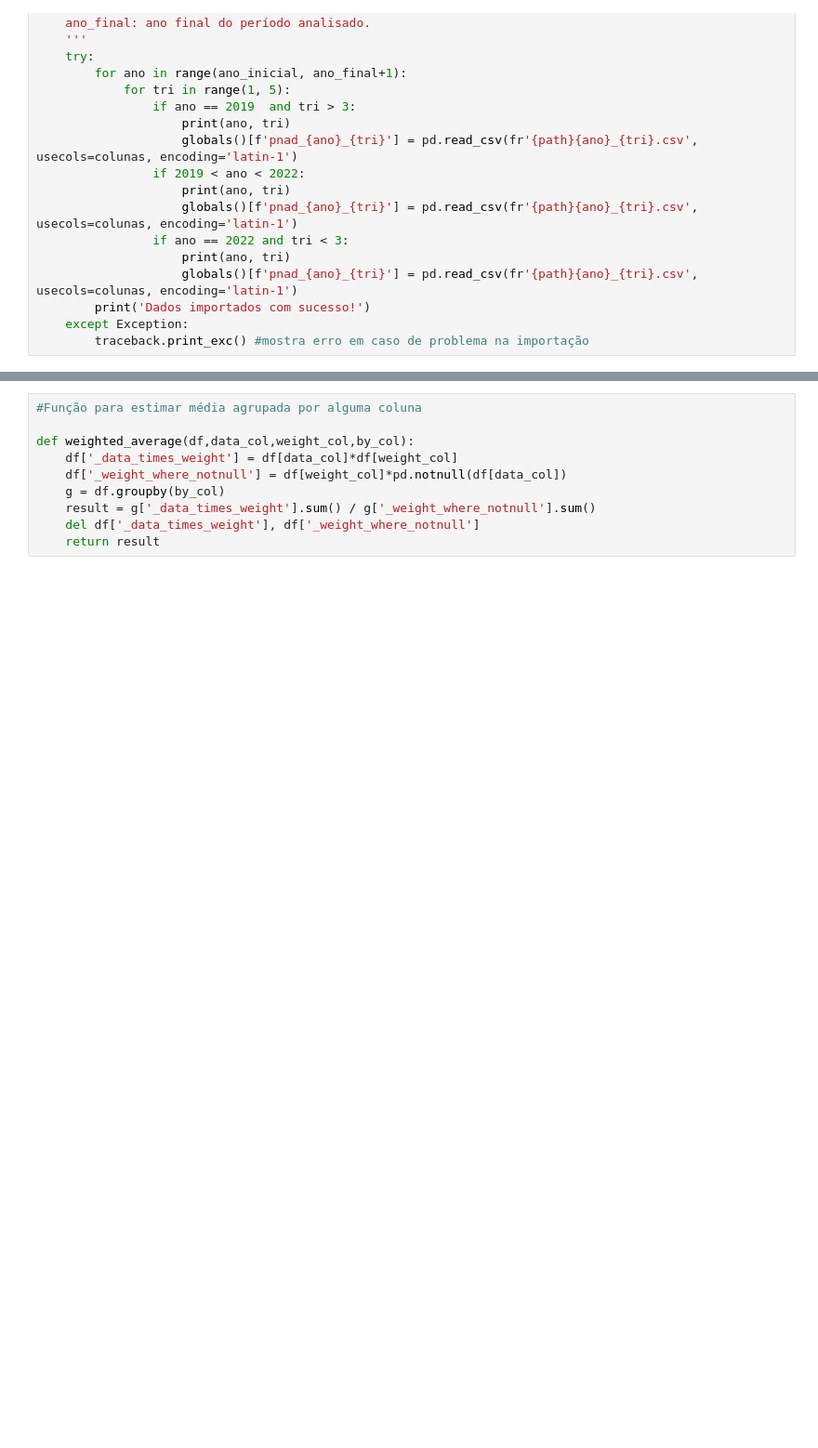
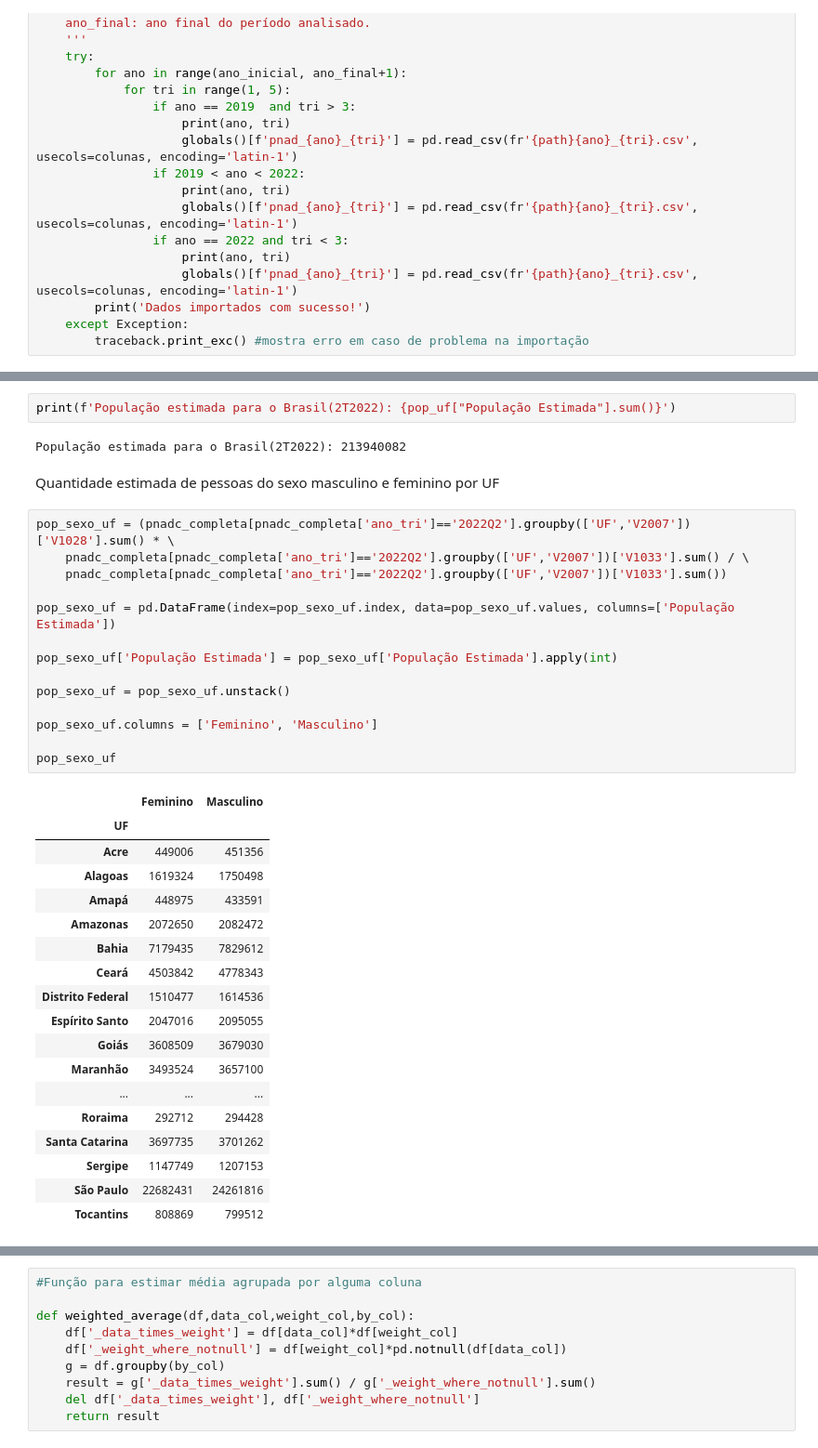
Before and after one commit to msbrasil/Mercado-de-Trabalho-Remoto, a Jupyter notebook: Local de Trabalho.ipynb, the cells around one changed output, grey strips where cells are left out. Shown at 93% size. Cells and saved outputs as stored; diff of their text form; blank space fills up the shorter version.

```diff
--- a/Local de Trabalho.ipynb
+++ b/Local de Trabalho.ipynb
@@ -226,0 +253,39 @@ display(pnadc_completa)
+# %%
+print(f'População estimada para o Brasil(2T2022): {pop_uf["População Estimada"].sum()}')
+# %% [output]
+População estimada para o Brasil(2T2022): 213940082
+# %% [markdown]
+Quantidade estimada de pessoas do sexo masculino e feminino por UF
+# %%
+pop_sexo_uf = (pnadc_completa[pnadc_completa['ano_tri']=='2022Q2'].groupby(['UF','V2007'])['V1028'].sum() * \
+    pnadc_completa[pnadc_completa['ano_tri']=='2022Q2'].groupby(['UF','V2007'])['V1033'].sum() / \
+    pnadc_completa[pnadc_completa['ano_tri']=='2022Q2'].groupby(['UF','V2007'])['V1033'].sum())
+
+pop_sexo_uf = pd.DataFrame(index=pop_sexo_uf.index, data=pop_sexo_uf.values, columns=['População Estimada'])
+
+pop_sexo_uf['População Estimada'] = pop_sexo_uf['População Estimada'].apply(int)
+
+pop_sexo_uf = pop_sexo_uf.unstack()
+
+pop_sexo_uf.columns = ['Feminino', 'Masculino']
+
+pop_sexo_uf
+# %% [output]
+|  | Feminino | Masculino |
+| UF |  |  |
+| Acre | 449006 | 451356 |
+| Alagoas | 1619324 | 1750498 |
+| Amapá | 448975 | 433591 |
+| Amazonas | 2072650 | 2082472 |
+| Bahia | 7179435 | 7829612 |
+| Ceará | 4503842 | 4778343 |
+| Distrito Federal | 1510477 | 1614536 |
+| Espírito Santo | 2047016 | 2095055 |
+| Goiás | 3608509 | 3679030 |
+| Maranhão | 3493524 | 3657100 |
+| ... | ... | ... |
+| Roraima | 292712 | 294428 |
+| Santa Catarina | 3697735 | 3701262 |
+| Sergipe | 1147749 | 1207153 |
+| São Paulo | 22682431 | 24261816 |
+| Tocantins | 808869 | 799512 |
```
Also changed, not shown: parts of 36 cells of this notebook.
